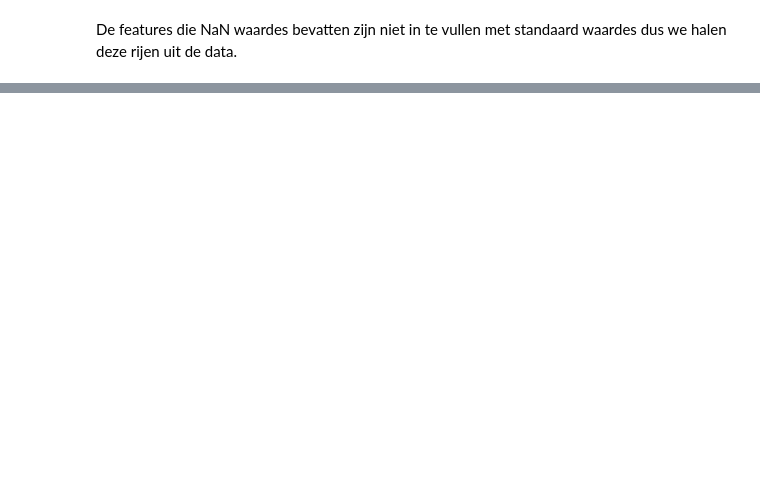
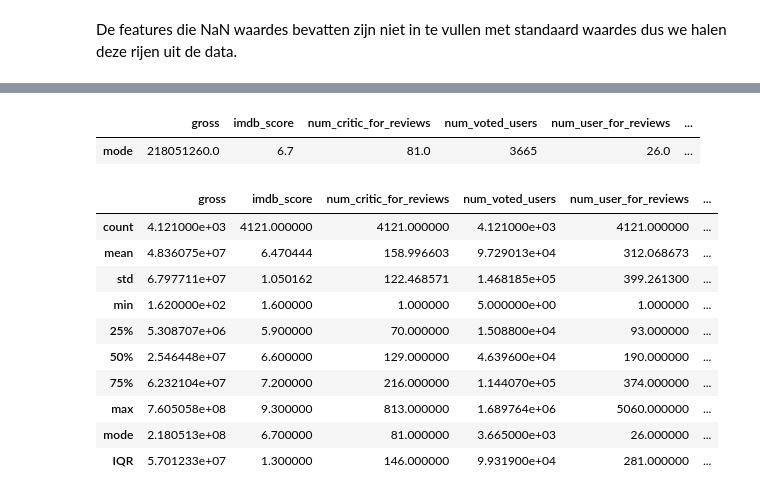
Before and after one commit to koentjj/CMmovies, a Jupyter notebook: movieAnalysis.ipynb, the cells around one changed output, grey strips where cells are left out. Cells and saved outputs as stored; diff of their text form; code cells hidden in the pictures; blank space fills up the shorter version.

```diff
--- a/movieAnalysis.ipynb
+++ b/movieAnalysis.ipynb
@@ -173,0 +205,27 @@ interesting.dropna().select_dtypes(include=[object]).describe(include='all')
+# %%
+
+modedf = pd.DataFrame({column: mode(nonna[column]) for column in nonna.columns}, index=["mode"])
+IQRdf = pd.DataFrame({column: iqr(nonna[column]) for column in nonna.columns}, index=["IQR"])
+# %%
+modedf
+# %% [output]
+|  | gross | imdb_score | num_critic_for_reviews | num_voted_users | num_user_for_reviews | ... |
+| mode | 218051260.0 | 6.7 | 81.0 | 3665 | 26.0 | ... |
+# %%
+
+censp = nonna.describe(include='all')
+# Concatenate the new row
+df = pd.concat([censp, modedf, IQRdf], ignore_index=False)
+df
+# %% [output]
+|  | gross | imdb_score | num_critic_for_reviews | num_voted_users | num_user_for_reviews | ... |
+| count | 4.121000e+03 | 4121.000000 | 4121.000000 | 4.121000e+03 | 4121.000000 | ... |
+| mean | 4.836075e+07 | 6.470444 | 158.996603 | 9.729013e+04 | 312.068673 | ... |
+| std | 6.797711e+07 | 1.050162 | 122.468571 | 1.468185e+05 | 399.261300 | ... |
+| min | 1.620000e+02 | 1.600000 | 1.000000 | 5.000000e+00 | 1.000000 | ... |
+| 25% | 5.308707e+06 | 5.900000 | 70.000000 | 1.508800e+04 | 93.000000 | ... |
+| 50% | 2.546448e+07 | 6.600000 | 129.000000 | 4.639600e+04 | 190.000000 | ... |
+| 75% | 6.232104e+07 | 7.200000 | 216.000000 | 1.144070e+05 | 374.000000 | ... |
+| max | 7.605058e+08 | 9.300000 | 813.000000 | 1.689764e+06 | 5060.000000 | ... |
+| mode | 2.180513e+08 | 6.700000 | 81.000000 | 3.665000e+03 | 26.000000 | ... |
+| IQR | 5.701233e+07 | 1.300000 | 146.000000 | 9.931900e+04 | 281.000000 | ... |
```
Also changed, not shown: parts of 63 cells of this notebook.
